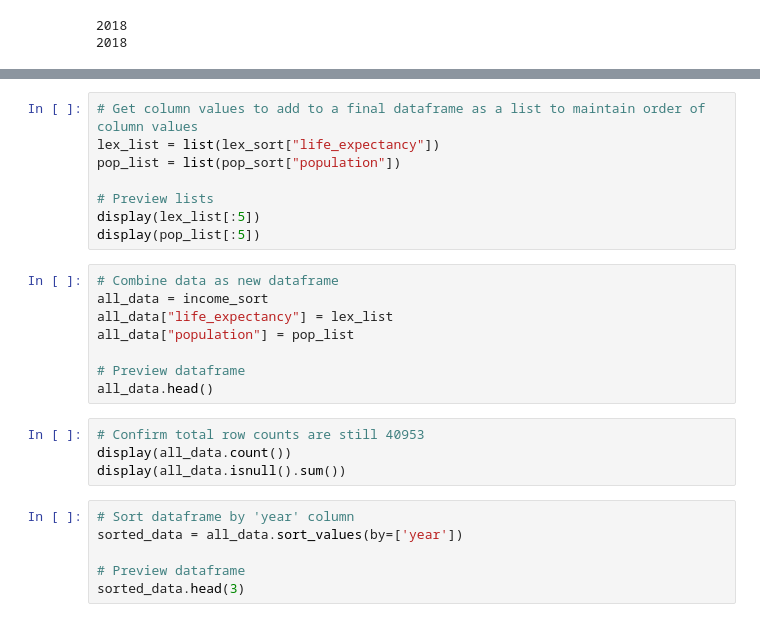
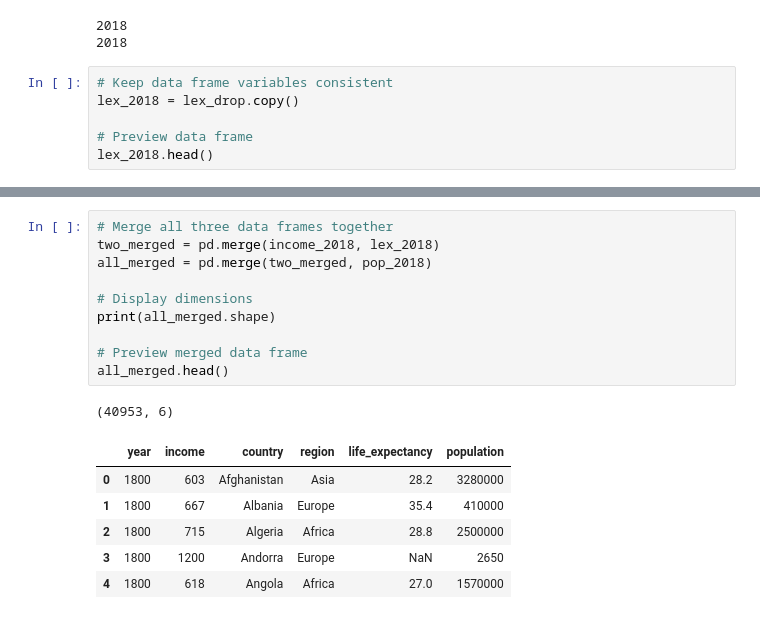
Before and after one commit to jasonzelaya/Gapminder, a Jupyter notebook: assets/data/data_wrangling.ipynb, the cells around one changed output, grey strips where cells are left out. Cells and saved outputs as stored; diff of their text form.

Commit message:
Data wrangling complete
The code is now more concise and condensed.
Due to some changes to the code the program will generate a more
accurate visualization.

```diff
--- a/assets/data/data_transformation.ipynb
+++ b/assets/data/data_wrangling.ipynb
@@ -337,3 +337,9 @@ print(pop_2018["year"].max())
 # %% [output]
 2018
 2018
+# %%
+# Keep data frame variables consistent
+lex_2018 = lex_drop.copy()
+
+# Preview data frame
+lex_2018.head()
@@ -364,26 +401,18 @@ display(pop_sort.head(3))
-# %%
-# Get column values to add to a final dataframe as a list to maintain order of column values
-lex_list = list(lex_sort["life_expectancy"])
-pop_list = list(pop_sort["population"])
-
-# Preview lists
-display(lex_list[:5])
-display(pop_list[:5])
-# %%
-# Combine data as new dataframe
-all_data = income_sort
-all_data["life_expectancy"] = lex_list
-all_data["population"] = pop_list
-
-# Preview dataframe
-all_data.head()
-# %%
-# Confirm total row counts are still 40953
-display(all_data.count())
-display(all_data.isnull().sum())
-# %%
-# Sort dataframe by 'year' column
-sorted_data = all_data.sort_values(by=['year'])
-
-# Preview dataframe
-sorted_data.head(3)
+# %%
+# Merge all three data frames together
+two_merged = pd.merge(income_2018, lex_2018)
+all_merged = pd.merge(two_merged, pop_2018)
+
+# Display dimensions
+print(all_merged.shape)
+
+# Preview merged data frame
+all_merged.head()
+# %% [output]
+(40953, 6)
+|  | year | income | country | region | life_expectancy | population |
+| 0 | 1800 | 603 | Afghanistan | Asia | 28.2 | 3280000 |
+| 1 | 1800 | 667 | Albania | Europe | 35.4 | 410000 |
+| 2 | 1800 | 715 | Algeria | Africa | 28.8 | 2500000 |
+| 3 | 1800 | 1200 | Andorra | Europe | NaN | 2650 |
+| 4 | 1800 | 618 | Angola | Africa | 27.0 | 1570000 |
```
Also changed, not shown: parts of 16 cells of this notebook, 1 other file.
